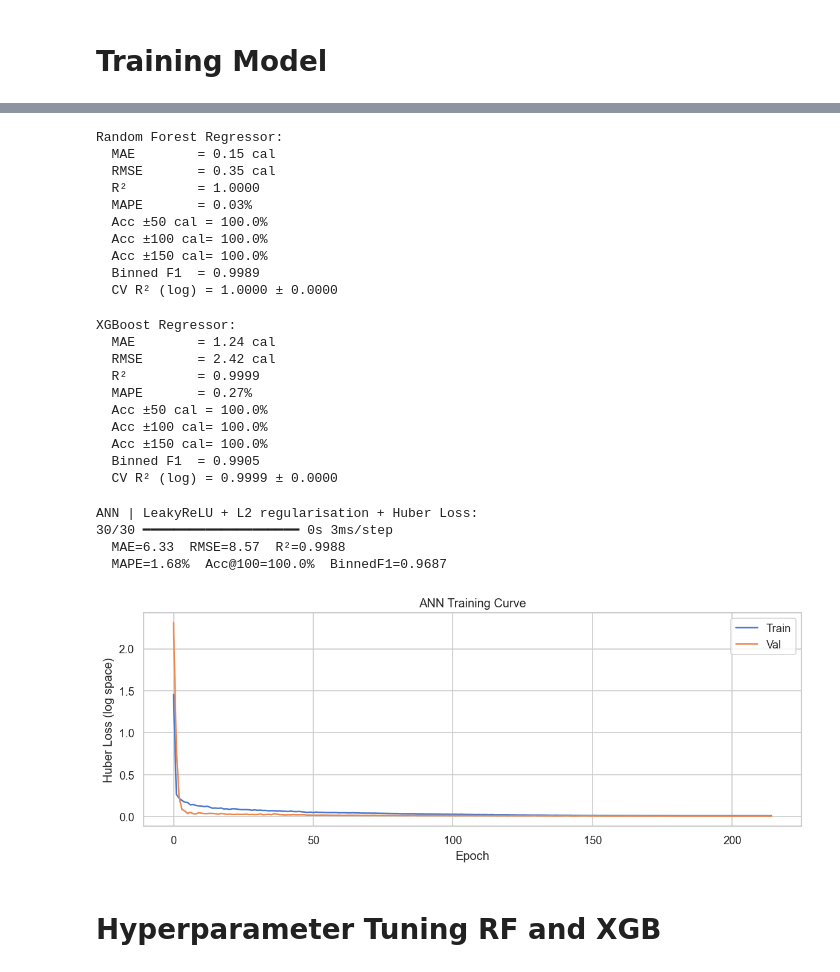
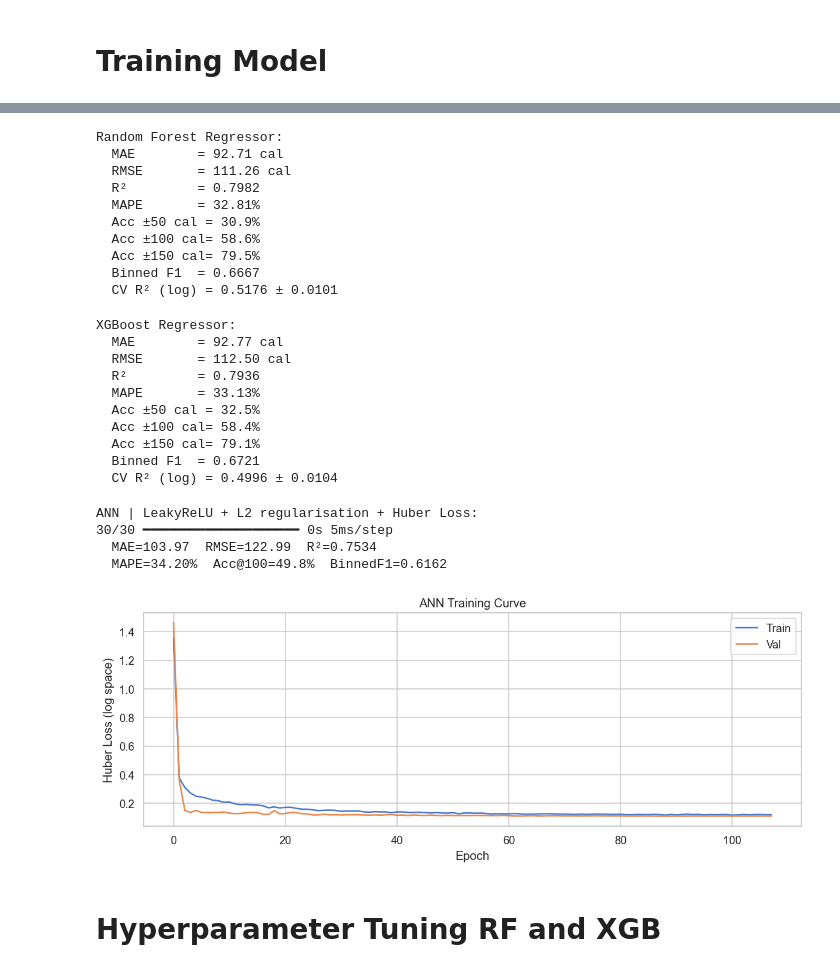
Before and after one commit to heyisula/caloriesense, a Jupyter notebook: train.ipynb, the cells around one changed output, grey strips where cells are left out. Drawn from its saved outputs; the diff is of its cells as text; code cells hidden in the pictures.

```diff
--- a/train.ipynb
+++ b/train.ipynb
@@ -474,7 +493,13 @@ dfUnified = pd.get_dummies(dfUnified, columns=['Workout_Type'], prefix='wt', dro
 
 weather_map = {'Sunny': 2, 'Cloudy': 1, 'Rainy': 0}
 dfUnified['Weather_Conditions'] = dfUnified['Weather_Conditions'].map(weather_map)
-dfUnified['Weather_Conditions'].fillna(dfUnified['Weather_Conditions'].median(), inplace=True) #Sunny=2, Cloudy=1, Rainy=0
+# Safety net only — impute_categorical() should have filled all Weather_Conditions NaNs
+_wc_remaining = dfUnified['Weather_Conditions'].isnull().sum()
+if _wc_remaining > 0:
+    print(f'Warning: {_wc_remaining} Weather_Conditions NaNs remain after imputation — filling with median')
+    dfUnified['Weather_Conditions'] = dfUnified['Weather_Conditions'].fillna(
+        dfUnified['Weather_Conditions'].median()
+    ) #Sunny=2, Cloudy=1, Rainy=0
 
 bool_cols = dfUnified.select_dtypes(include='bool').columns
 dfUnified[bool_cols] = dfUnified[bool_cols].astype(int) #convert bool into int (True=1, False=0) for wt_Cardio, wt_Strength, wt_Flexibility
@@ -786,0 +831,6 @@ Test target (original): [100, 1195] cal
+# %%
+ds_train = dfUnified.loc[X_train.index, 'dataset_source']
+w_ds1 = len(ds_train) / (2 * (ds_train == 0).sum())  # upweight DS1
+w_ds2 = len(ds_train) / (2 * (ds_train == 1).sum())  # downweight DS2
+sample_weights = ds_train.map({0: w_ds1, 1: w_ds2}).values
+print(f'Sample weight DS1: {w_ds1:.3f}  DS2: {w_ds2:.3f}')
@@ -896,43 +948,46 @@ rf = RandomForestRegressor(
     min_samples_split=3, min_samples_leaf=2,
     max_features='sqrt', random_state=42, n_jobs=-1
 )
-rf.fit(X_train, y_train)
+rf.fit(X_train, y_train, sample_weight=sample_weights)
 pred_rf = evaluate('Random Forest', rf,
                    X_train, X_test, y_train, y_test, y_test_raw)
 # %% [output]
 Random Forest Regressor:
-  MAE        = 0.15 cal
-  RMSE       = 0.35 cal
-  R²         = 1.0000
-  MAPE       = 0.03%
-  Acc ±50 cal = 100.0%
-  Acc ±100 cal= 100.0%
-  Acc ±150 cal= 100.0%
-  Binned F1  = 0.9989
-  CV R² (log) = 1.0000 ± 0.0000
+  MAE        = 92.71 cal
+  RMSE       = 111.26 cal
+  R²         = 0.7982
+  MAPE       = 32.81%
+  Acc ±50 cal = 30.9%
+  Acc ±100 cal= 58.6%
+  Acc ±150 cal= 79.5%
+  Binned F1  = 0.6667
+  CV R² (log) = 0.5176 ± 0.0101
 # %%
 print('XGBoost Regressor:')
 xgb = XGBRegressor(
     n_estimators=500, learning_rate=0.03, max_depth=4,
     subsample=0.9, colsample_bytree=0.9,
     reg_alpha=0.1, reg_lambda=1,
+    objective='reg:squarederror',
+    eval_metric='rmse',
     random_state=42, verbosity=0
 )
 xgb.fit(X_train, y_train,
+        sample_weight=sample_weights,
         eval_set=[(X_test, y_test)], verbose=False)
 pred_xgb = evaluate('XGBoost', xgb,
                     X_train, X_test, y_train, y_test, y_test_raw)
 # %% [output]
 XGBoost Regressor:
-  MAE        = 1.24 cal
-  RMSE       = 2.42 cal
-  R²         = 0.9999
-  MAPE       = 0.27%
-  Acc ±50 cal = 100.0%
-  Acc ±100 cal= 100.0%
-  Acc ±150 cal= 100.0%
-  Binned F1  = 0.9905
-  CV R² (log) = 0.9999 ± 0.0000
+  MAE        = 92.77 cal
+  RMSE       = 112.50 cal
+  R²         = 0.7936
+  MAPE       = 33.13%
+  Acc ±50 cal = 32.5%
+  Acc ±100 cal= 58.4%
+  Acc ±150 cal= 79.1%
+  Binned F1  = 0.6721
+  CV R² (log) = 0.4996 ± 0.0104
 # %%
 #print('ANN:')
 
@@ -1012,19 +1067,19 @@ REG = l2(1e-4)
 
 ann = Sequential([
     Dense(256, kernel_regularizer=REG, input_shape=(n_features,)),
-    LeakyReLU(negative_slope=0.1),
+    LeakyReLU(0.1),
     BatchNormalization(), Dropout(0.3),
 
     Dense(128, kernel_regularizer=REG),
-    LeakyReLU(negative_slope=0.1),
+    LeakyReLU(0.1),
     BatchNormalization(), Dropout(0.2),
 
     Dense(64, kernel_regularizer=REG),
-    LeakyReLU(negative_slope=0.1),
+    LeakyReLU(0.1),
     BatchNormalization(), Dropout(0.1),
 
     Dense(32, kernel_regularizer=REG),
-    LeakyReLU(negative_slope=0.1),
+    LeakyReLU(0.1),
     Dense(1)
 ])
 
@@ -1056,37 +1111,37 @@ pred_ann     = np.expm1(np.clip(pred_ann_log, 0, None))
 actual       = y_test_raw.values
 
 mae_ann  = mean_absolute_error(actual, pred_ann)
 rmse_ann = np.sqrt(mean_squared_error(actual, pred_ann))
 r2_ann   = r2_score(actual, pred_ann)
 mape_ann = np.mean(np.abs((actual-pred_ann)/np.clip(actual,1,None)))*100
 err_ann  = np.abs(actual - pred_ann)
 ab = pd.cut(pd.Series(actual),   bins=CALORIE_BINS, labels=CALORIE_LABELS).astype(str)
 pb = pd.cut(pd.Series(pred_ann), bins=CALORIE_BINS, labels=CALORIE_LABELS).astype(str)
 f1_ann = f1_score(ab, pb, average='weighted', zero_division=0)
 
 results['ANN'] = {
     'MAE':mae_ann,'RMSE':rmse_ann,'R2':r2_ann,'MAPE':mape_ann,
     'Acc@50':(err_ann<=50).mean()*100,
     'Acc@100':(err_ann<=100).mean()*100,
     'Acc@150':(err_ann<=150).mean()*100,
     'BinnedF1':f1_ann,
     'CV_R2_mean':float('nan'),'CV_R2_std':float('nan')
 }
 print(f'  MAE={mae_ann:.2f}  RMSE={rmse_ann:.2f}  R²={r2_ann:.4f}')
 print(f'  MAPE={mape_ann:.2f}%  Acc@100={(err_ann<=100).mean()*100:.1f}%  BinnedF1={f1_ann:.4f}')
 
 plt.figure(figsize=(10,4))
 plt.plot(history.history['loss'],     label='Train')
 plt.plot(history.history['val_loss'], label='Val')
 plt.xlabel('Epoch'); plt.ylabel('Huber Loss (log space)')
 plt.title('ANN Training Curve'); plt.legend()
 plt.tight_layout(); plt.show()
 # %% [output]
 ANN | LeakyReLU + L2 regularisation + Huber Loss:
-30/30 ━━━━━━━━━━━━━━━━━━━━ 0s 3ms/step
-  MAE=6.33  RMSE=8.57  R²=0.9988
-  MAPE=1.68%  Acc@100=100.0%  BinnedF1=0.9687
+30/30 ━━━━━━━━━━━━━━━━━━━━ 0s 5ms/step
+  MAE=103.97  RMSE=122.99  R²=0.7534
+  MAPE=34.20%  Acc@100=49.8%  BinnedF1=0.6162
-[figure, old version]
+[figure, new version]
 # %% [markdown]
 # Hyperparameter Tuning RF and XGB
 # %%
```
Also changed, not shown: parts of 23 cells of this notebook, 17 other files.
